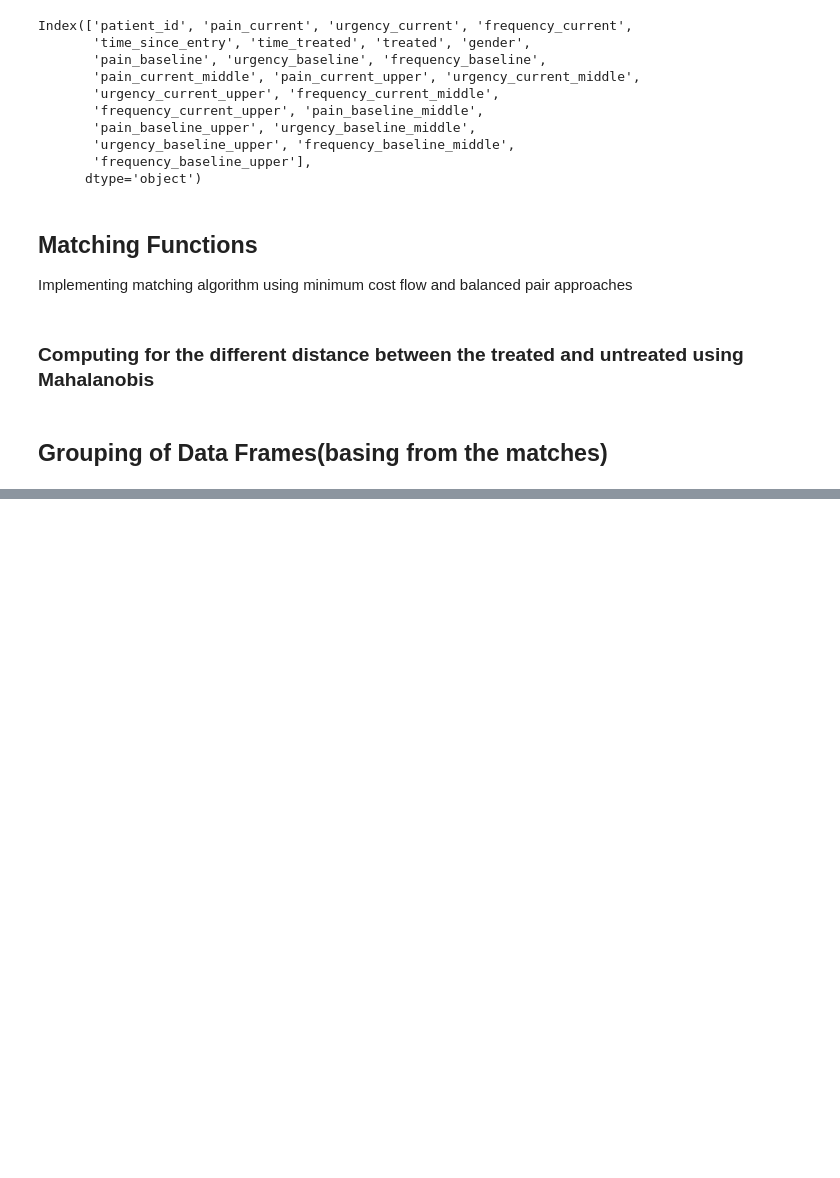
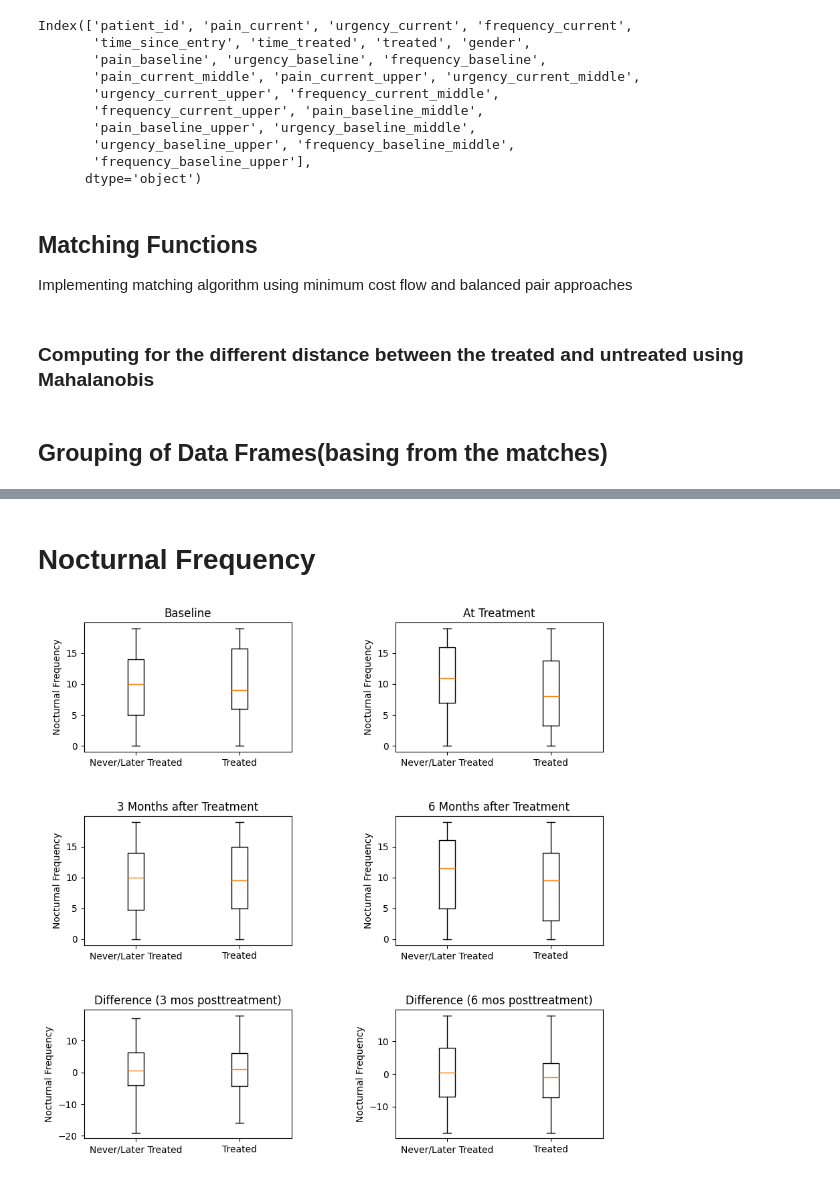
Before and after one commit to LOK-PLOK/Assignment_1_Data_Analytics, a Jupyter notebook: BRSM.ipynb, the cells around one changed output, grey strips where cells are left out. Saved outputs shown, nothing was run; the diff lists cells and outputs as text; code cells hidden in the pictures; blank space fills up the shorter version.

```diff
--- a/BRSM.ipynb
+++ b/BRSM.ipynb
@@ -391,0 +439,6 @@ for index in range(len(dataframes)):
+# %% [markdown]
+# Nocturnal Frequency
+# %%
+display_boxplots('frequency', 'Nocturnal Frequency')
+# %% [output]
+[figure, added]
```
Also changed, not shown: parts of 6 cells of this notebook.
